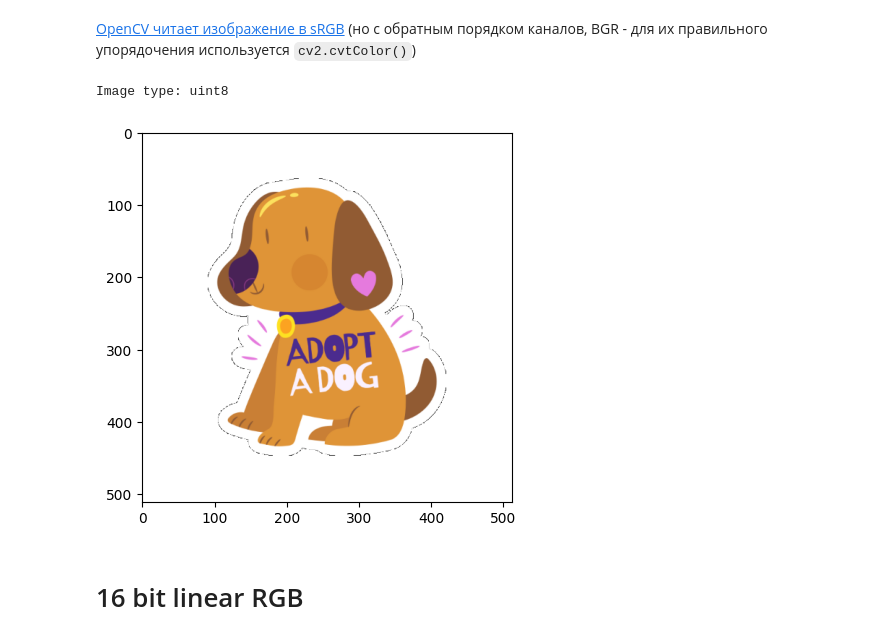
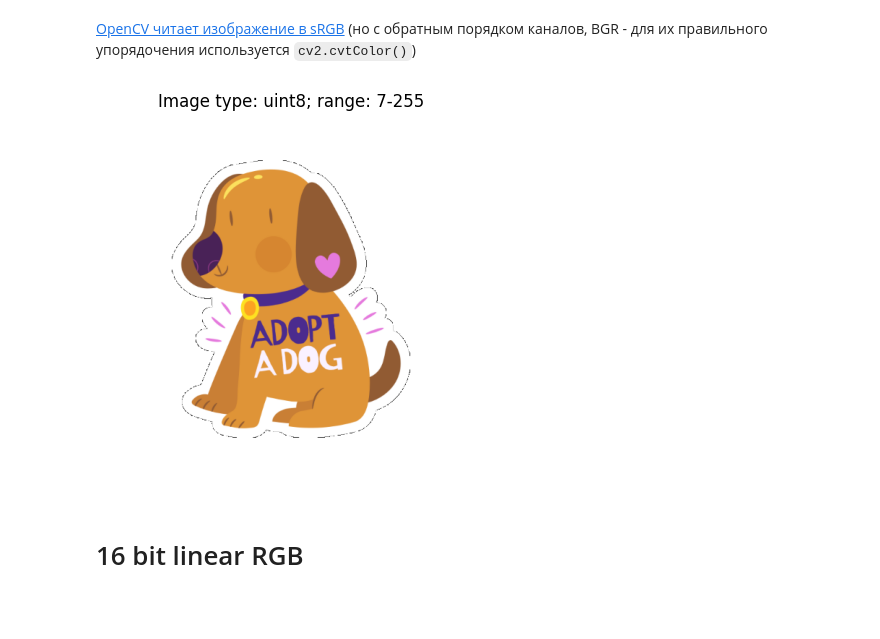
Before and after one commit to OlgaChaganova/neural-deconvolution, a Jupyter notebook: notebooks/discretization.ipynb, the cells around one changed output. Drawn from its saved outputs; the diff is of its cells as text; code cells hidden in the pictures; blank space fills up the shorter version.

```diff
--- a/notebooks/discretization.ipynb
+++ b/notebooks/discretization.ipynb
@@ -5,6 +7,15 @@ sys.path.append('../')
 import cv2
 import matplotlib.pyplot as plt
 import numpy as np
+# %%
+def imshow(image: np.array, title: tp.Optional[str] = None):
+    if image.ndim == 2:
+        plt.gray()
+    plt.imshow(image)
+    plt.axis('off')
+    if title is not None:
+        plt.title(title)
+    plt.show()
 # %% [markdown]
 # 8 bit sRGB
 # %%
@@ -16,11 +27,9 @@ def read_image_srgb(img_path: str) -> np.array:
 [OpenCV читает изображение в sRGB](https://stackoverflow.com/questions/67198601/transform-image-from-bgr-to-srgb-in-numpy-opencv) (но с обратным порядком каналов, BGR - для их правильного упорядочения используется `cv2.cvtColor()`)
 # %%
 image_srgb = read_image_srgb('/home/chaganovaob/edu//deconv-data/deconvolution-benchmark/data/icons_jpg/1/adopt.png')
-plt.imshow(image_srgb)
-print(f'Image type: {image_srgb.dtype}')
+imshow(image_srgb, title=f'Image type: {image_srgb.dtype}; range: {image_srgb.min()}-{image_srgb.max()}')
 # %% [output]
-Image type: uint8
-[figure, old version]
+[figure, new version]
 # %% [markdown]
 # 16 bit linear RGB
 # %% [markdown]
```
Also changed, not shown: parts of 17 cells of this notebook.
